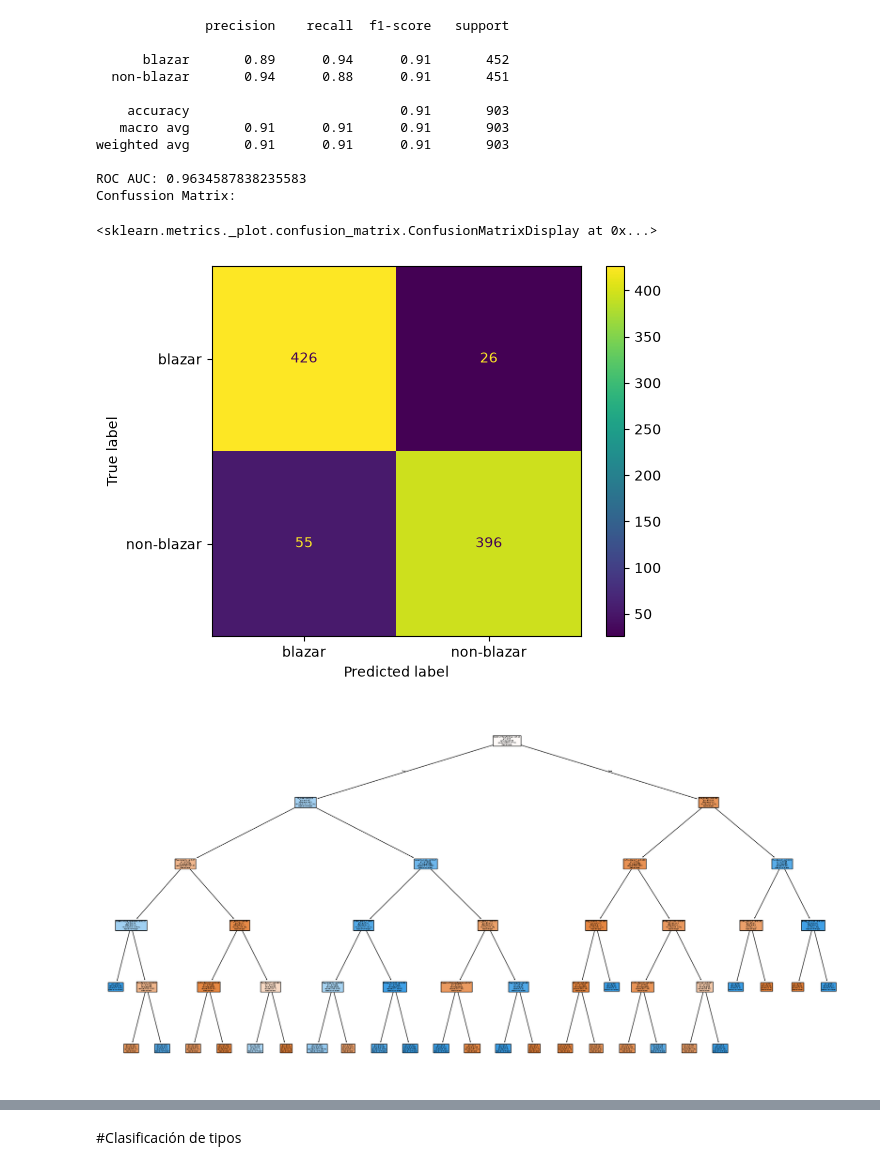
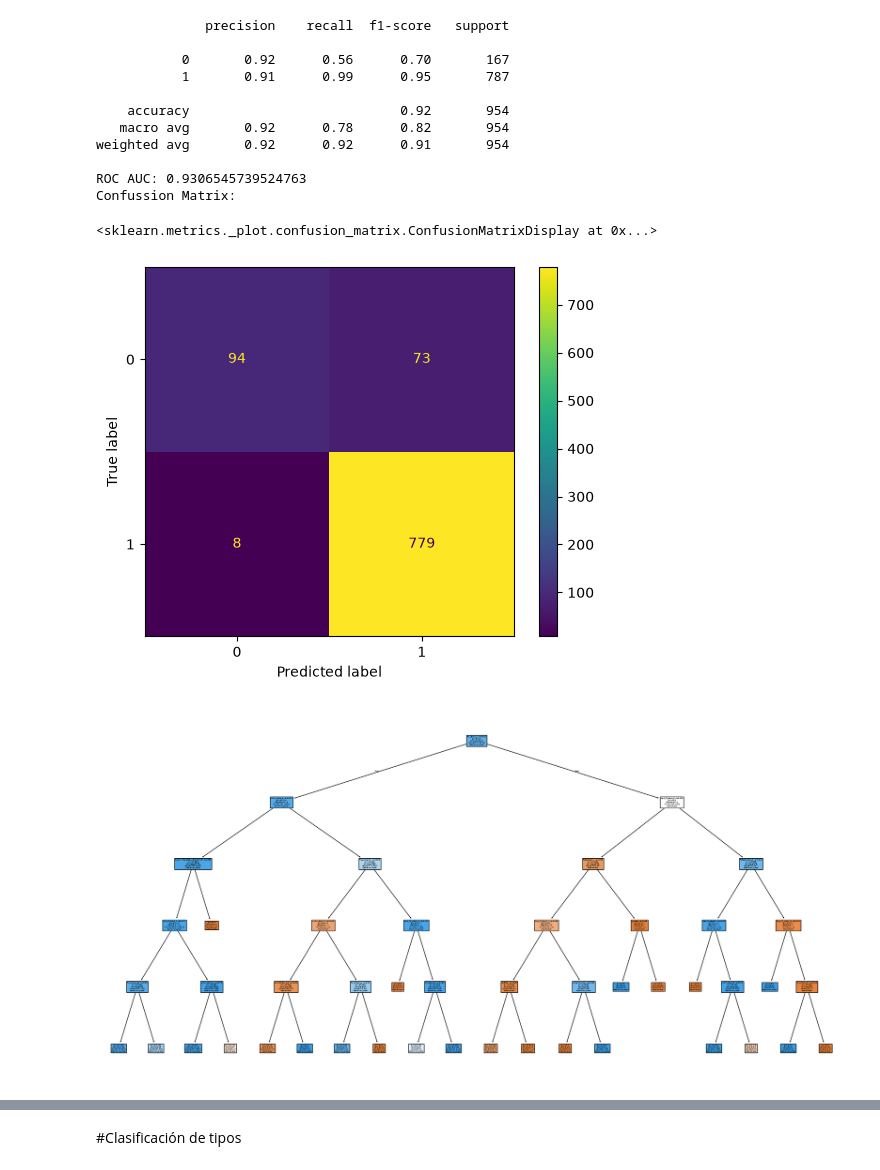
Before and after one commit to jcuartasl/BlazarClassification, a Jupyter notebook: models/RandomForest.ipynb, the cells around one changed output, grey strips where cells are left out. Drawn from its saved outputs; the diff is of its cells as text; code cells hidden in the pictures.

```diff
--- a/models/RandomForest.ipynb
+++ b/models/RandomForest.ipynb
@@ -4,7 +4,7 @@ import pandas as pd
 import matplotlib.pyplot as plt
 import seaborn as sns
 # %%
-df = pd.read_parquet("4FLG_Procesado.parquet")
+df = pd.read_parquet("../data/processed/4FLG_ProcesadoFisico.parquet")
 df
 # %% [output]
 |  | CLASS1 | BlazarDist | Variability_Index | Frac_Variability | SpectrumType_LogParabola | SpectrumType_PowerLaw | ... |
@@ -30,7 +30,7 @@ from sklearn.preprocessing import StandardScaler
 #Preparación y escalamiento de datos para el modelo de clasificación
 from imblearn.over_sampling import SMOTE
 
-smote = True
+smote = False
 
 X_blazar = df.drop(columns=["CLASS1", "BlazarDist"])
 y_blazar = df["BlazarDist"]
@@ -38,6 +38,7 @@ y_class = df["CLASS1"]
 
 print("Numero de muestras por clase antes de aplicar SMOTE:")
 print(y_blazar.value_counts())
+
 
 sm = SMOTE(random_state=42)
 if smote:
@@ -79,26 +81,26 @@ disp.plot()
 # %% [output]
               precision    recall  f1-score   support
 
-      blazar       0.89      0.94      0.91       452
-  non-blazar       0.94      0.88      0.91       451
+           0       0.92      0.56      0.70       167
+           1       0.91      0.99      0.95       787
 
-    accuracy                           0.91       903
-   macro avg       0.91      0.91      0.91       903
-weighted avg       0.91      0.91      0.91       903
+    accuracy                           0.92       954
+   macro avg       0.92      0.78      0.82       954
+weighted avg       0.92      0.92      0.91       954
 
-ROC AUC: 0.9634587838235583
+ROC AUC: 0.9306545739524763
 Confussion Matrix:
 <sklearn.metrics._plot.confusion_matrix.ConfusionMatrixDisplay at 0x...>
-[figure, old version]
+[figure, new version]
 # %%
 from sklearn.tree import plot_tree
 
 tree = classifier.estimators_[0]
 plt.figure(figsize=(24,12))
-plot_tree(tree, feature_names=X_blazar.columns, class_names=classifier.classes_, filled=True)
-plt.savefig("mi_arbol_binary.png", bbox_inches="tight", dpi=300)
+plot_tree(tree, feature_names=X_blazar.columns, class_names=["blazar", "non_blazar"], filled=True)
+plt.savefig("../visualization/mi_arbol_binary.png", bbox_inches="tight", dpi=300)
 # %% [output]
-[figure, old version]
+[figure, new version]
 # %%
 feature_imp = pd.Series(classifier.feature_importances_,index=X_blazar.columns).sort_values(ascending=False)
 
```
Also changed, not shown: parts of 6 cells of this notebook, 7 other files.
